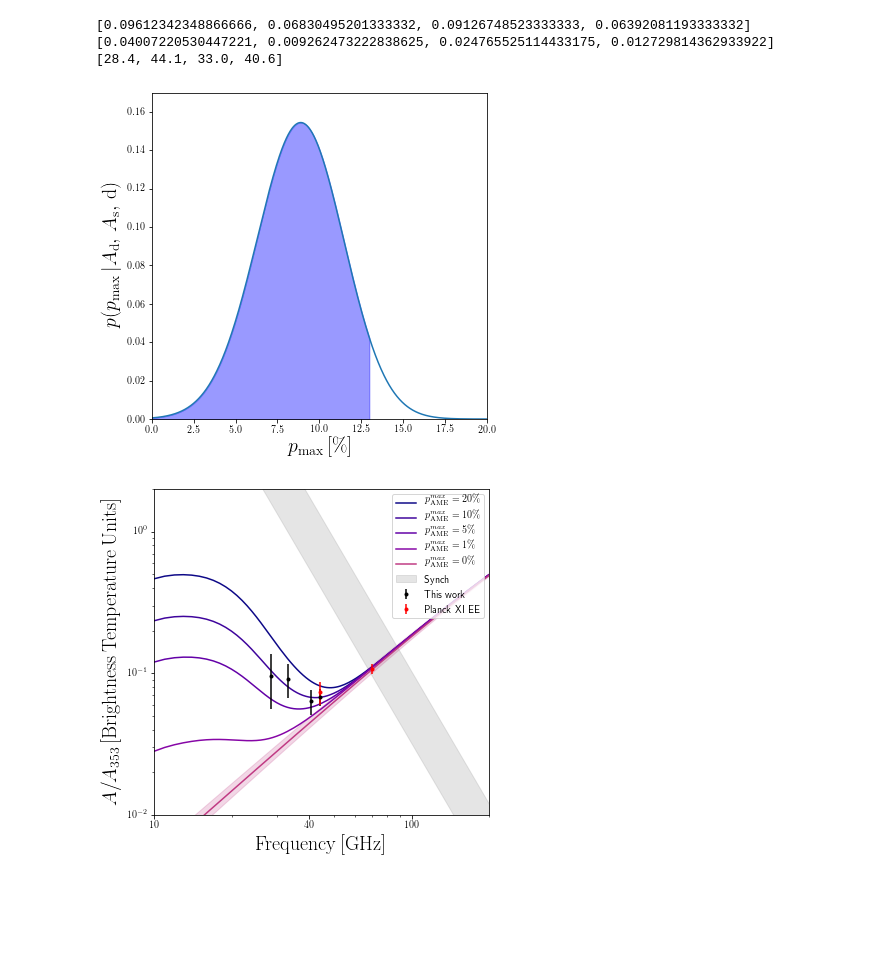
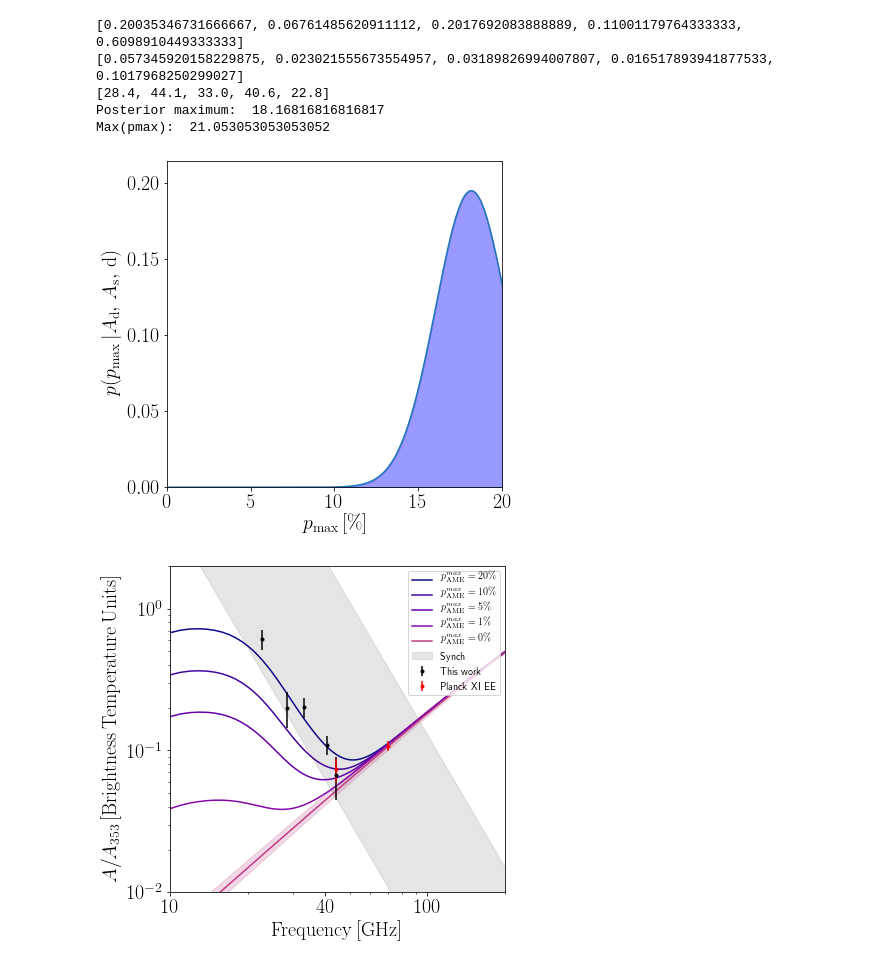
Before and after one commit to hermda02/dang, a Jupyter notebook: scripts/sed_plotter.ipynb, the cells around one changed output. Drawn from its saved outputs; the diff is of its cells as text; code cells hidden in the pictures; blank space fills up the shorter version.

```diff
--- a/scripts/sed_plotter.ipynb
+++ b/scripts/sed_plotter.ipynb
@@ -253,6 +221,0 @@ dust_U_amps  = np.loadtxt('../'+dir+'/dust_353_U_amplitudes.dat')
-# %%
-for i in range(len(synch_Q_044)):
-    if (synch_Q_044[i] == -1.6375e+30):
-#         print(synch_Q_044[i])
-        synch_Q_044[i] = 0.0
-        synch_U_044[i] = 0.0
@@ -361,22 +221,0 @@ P_masked = 0
-# %%
-for i in range(len(s_n_Q)):
-    if (np.abs(s_n_Q[i]) > sn_lim):
-        mask_Q[i] = 1.0
-    else:
-        Q_masked += 1
-        mask_Q[i] = hp.UNSEEN
-        s_n_Q[i]  = hp.UNSEEN
-
-    if (np.abs(s_n_U[i]) > sn_lim):
-        mask_U[i] = 1.0
-    else:
-        U_masked += 1
-        mask_U[i] = hp.UNSEEN
-        s_n_U[i]  = hp.UNSEEN
-
-    if (np.abs(s_n_P[i]) > sn_lim):
-        mask_P[i] = 1.0
-    else:
-        P_masked += 1
-        mask_P[i] = hp.UNSEEN
-        s_n_P[i]  = hp.UNSEEN
@@ -434,18 +303,10 @@ t_err   = []
 t_amps  = []
 t_freqs = []
 for i in range(len(dust_Q_means)):
-    if dust_P_means[i] != 0.0:
+    if dust_Q_means[i] != 0.0:
         t_amps.append(dust_Q_means[i])
         t_err.append(dust_Q_std[i])
         t_freqs.append(freq[i])
-
-# t_amps.append(dust_Q_means[0])
-# t_err.append(dust_Q_std[0])
-# t_freqs.append(freq[0])
-
-# t_amps.append(dust_Q_means[3])
-# t_err.append(dust_Q_std[3])
-# t_freqs.append(freq[3])
 
 print(t_amps)
 print(t_err)
@@ -455,38 +316,42 @@ print(t_freqs)
 T_d = t_d_mean #np.linspace(19.5,19.7,100)
 # else:
 #     T_d = np.linspace(t_d_mean-t_d_std,t_d_mean+t_d_std,100)
 if (beta_d_std != 0.0):
     beta_d = np.linspace(beta_d_mean-beta_d_std,beta_d_mean+beta_d_std,100)
 else:
     beta_d = beta_d_mean
 pmax  = np.linspace(0,22,1000)
 vals  = np.empty(1000)
 vals  = 0.0
 
 for i in range(100):
     vals += fit_ame_2_amps(spdust_tot,mbb(1.0,353.,x,T_d,beta_d[i]),x,t_amps,t_freqs,t_err)
 
 norm  = np.trapz(vals,pmax)
 cumul = np.cumsum(vals)
 dummy = np.empty(1000)
 xfill = np.where(cumul/cumul[-1] < 0.95)[-1]
 dummy[:] = 0.0
 
+print("Posterior maximum: ",float(pmax[np.where(vals == np.max(vals))]))
+print("Max(pmax): ",np.max(pmax[:xfill[-1]]))
+
 fig, ax = plt.subplots(figsize=(6,6))
 ax.plot(pmax,vals/norm)
 ax.set_xlabel(r'$p_{\rm max}\, [{\rm \%}]$',size=20)
 ax.set_ylabel(r'$p(p_{\rm max}\,|A_{\rm d},\,A_{\rm s},\,{\rm d})$',size=20)
 ax.set_xlim([0,20])
 ax.set_ylim([0,1.1*np.max(vals/norm)])
 ax.fill_between(pmax[:xfill[-1]],dummy[:xfill[-1]],vals[:xfill[-1]]/norm,color='blue',alpha=0.4,label=r'${\rm 95\,\%\, Confidence\, Interval}$')
 plt.savefig('../'+dir+'/P_amp_bestfit_posterior_w_sed_'+version+'.pdf',dpi=300,bbox_inches='tight')
 plt.show()
+
+plot_SED()
 # %% [output]
-[0.09612342348866666, 0.06830495201333332, 0.09126748523333333, 0.06392081193333332]
-[0.04007220530447221, 0.009262473222838625, 0.024765525114433175, 0.012729814362933922]
-[28.4, 44.1, 33.0, 40.6]
+[0.20035346731666667, 0.06761485620911112, 0.2017692083888889, 0.11001179764333333, 0.6098910449333333]
+[0.057345920158229875, 0.023021555673554957, 0.03189826994007807, 0.016517893941877533, 0.1017968250299027]
+[28.4, 44.1, 33.0, 40.6, 22.8]
+Posterior maximum:  18.16816816816817
+Max(pmax):  21.053053053053052
-[figure, old version]
+[figure, new version]
+[figure, added]
-# %%
-plot_SED()
-# %% [output]
-[figure, removed]
```
Also changed, not shown: parts of 27 cells of this notebook.
